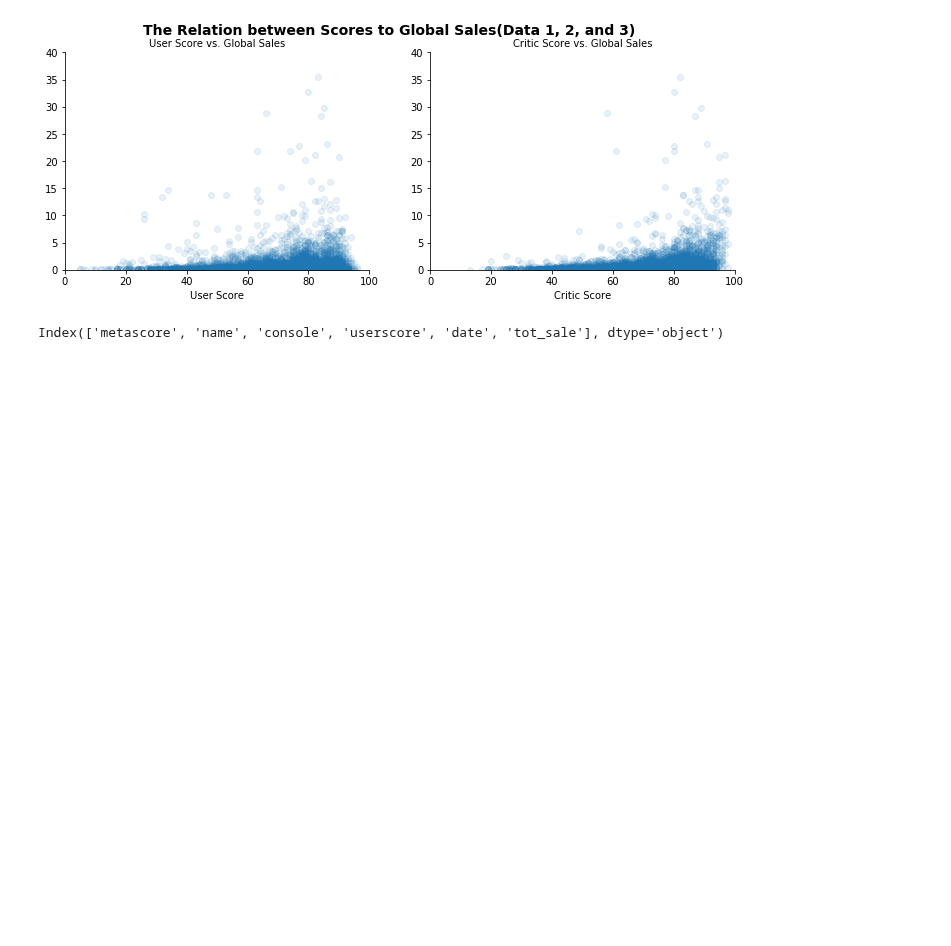
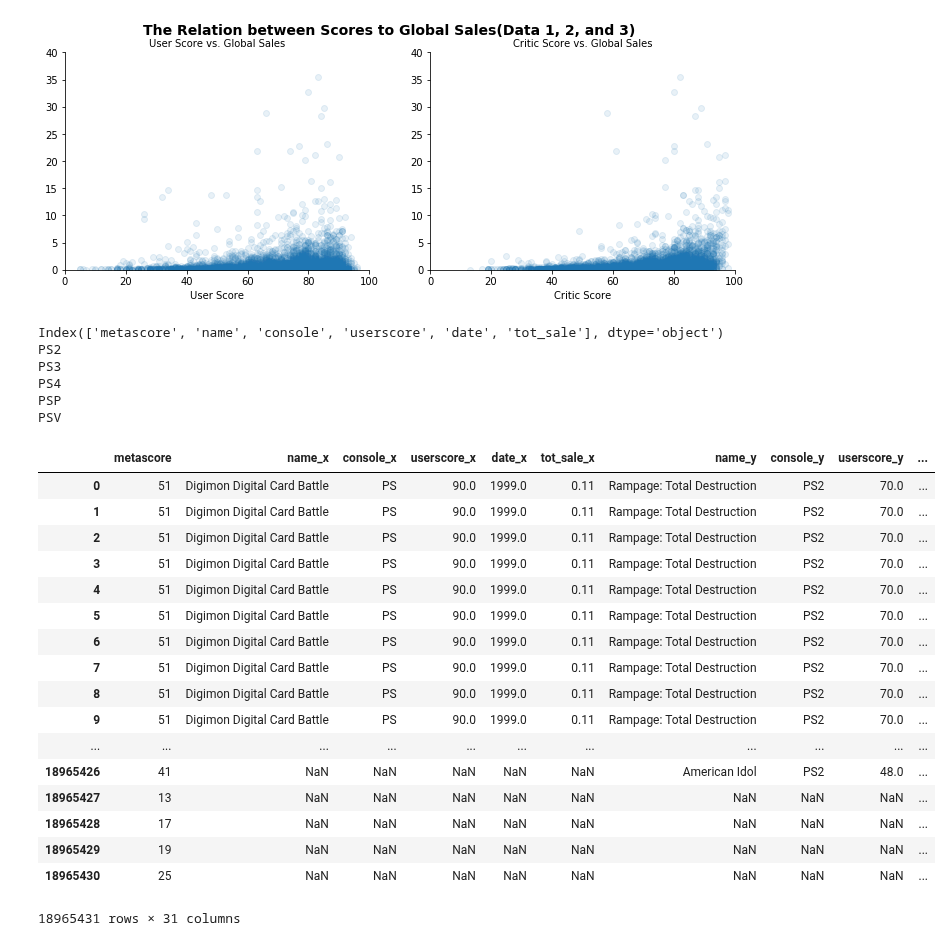
Before and after one commit to mell0611/data_science_project, a Jupyter notebook: dataset/Combo for data 1, 2, and 3.ipynb, the cells around one changed output. Saved outputs shown, nothing was run; the diff lists cells and outputs as text; code cells hidden in the pictures; blank space fills up the shorter version.

```diff
--- a/dataset/Combo for data 1, 2, and 3.ipynb
+++ b/dataset/Combo for data 1, 2, and 3.ipynb
@@ -114,6 +109,55 @@ console_div5 = ['DC','GBA','GC','PC']
 # %%
 final_comb = final_comb.reset_index()
-final_comb = final_comb.drop(['level_0','index'],axis = 1)
+drop_list = ['level_0','index']
+final_comb = final_comb.drop(drop_list,axis = 1)
-# %% [output]
-Index(['metascore', 'name', 'console', 'userscore', 'date', 'tot_sale'], dtype='object')
+# %%
+grouped = final_comb.groupby('console')
+# %%
+combo_div1 = ['PS','PS2','PS3','PS4','PSP','PSV']
+combo_div2 = ['3DS','DS']
+combo_div3 = ['Wii','WiiU']
+combo_div4 = ['X360','XB','XOne']
+combo_div5 = ['DC','GBA','GC','PC']
+console_div1 = grouped.get_group('PS')
+print(console_div1.columns)
+for i in ['PS2','PS3','PS4','PSP','PSV']:
+    print(i)
+    console_div1 = pd.merge(console_div1,grouped.get_group(i),on = 'metascore',how = 'outer', indicator = False)
+console_div2 = grouped.get_group('3DS')
+console_div2 = pd.merge(console_div2,grouped.get_group('DS'),on = 'metascore',how = 'outer', indicator = False)
+console_div3 = grouped.get_group('Wii')
+console_div3 = pd.merge(console_div3,grouped.get_group('WiiU'),on = 'metascore',how = 'outer', indicator = False)
+console_div4 = grouped.get_group('X360')
+console_div4 = pd.merge(console_div4,grouped.get_group('XB'),on = 'metascore',how = 'outer', indicator = False)
+console_div4 = pd.merge(console_div4,grouped.get_group('XOne'),on = 'metascore',how = 'outer', indicator = False)
+console_div5 = grouped.get_group('DC')
+console_div5 = pd.merge(console_div5,grouped.get_group('GBA'),on = 'metascore',how = 'outer', indicator = False)
+console_div5 = pd.merge(console_div5,grouped.get_group('GC'),on = 'metascore',how = 'outer', indicator = False)
+console_div5 = pd.merge(console_div5,grouped.get_group('PC'),on = 'metascore',how = 'outer', indicator = False)
+console_div1
+# %% [output]
+Index(['metascore', 'name', 'console', 'userscore', 'date', 'tot_sale'], dtype='object')
+PS2
+PS3
+PS4
+PSP
+PSV
+|  | metascore | name_x | console_x | userscore_x | date_x | tot_sale_x | name_y | console_y | userscore_y | ... |
+| 0 | 51 | Digimon Digital Card Battle | PS | 90.0 | 1999.0 | 0.11 | Rampage: Total Destruction | PS2 | 70.0 | ... |
+| 1 | 51 | Digimon Digital Card Battle | PS | 90.0 | 1999.0 | 0.11 | Rampage: Total Destruction | PS2 | 70.0 | ... |
+| 2 | 51 | Digimon Digital Card Battle | PS | 90.0 | 1999.0 | 0.11 | Rampage: Total Destruction | PS2 | 70.0 | ... |
+| 3 | 51 | Digimon Digital Card Battle | PS | 90.0 | 1999.0 | 0.11 | Rampage: Total Destruction | PS2 | 70.0 | ... |
+| 4 | 51 | Digimon Digital Card Battle | PS | 90.0 | 1999.0 | 0.11 | Rampage: Total Destruction | PS2 | 70.0 | ... |
+| 5 | 51 | Digimon Digital Card Battle | PS | 90.0 | 1999.0 | 0.11 | Rampage: Total Destruction | PS2 | 70.0 | ... |
+| 6 | 51 | Digimon Digital Card Battle | PS | 90.0 | 1999.0 | 0.11 | Rampage: Total Destruction | PS2 | 70.0 | ... |
+| 7 | 51 | Digimon Digital Card Battle | PS | 90.0 | 1999.0 | 0.11 | Rampage: Total Destruction | PS2 | 70.0 | ... |
+| 8 | 51 | Digimon Digital Card Battle | PS | 90.0 | 1999.0 | 0.11 | Rampage: Total Destruction | PS2 | 70.0 | ... |
+| 9 | 51 | Digimon Digital Card Battle | PS | 90.0 | 1999.0 | 0.11 | Rampage: Total Destruction | PS2 | 70.0 | ... |
+| ... | ... | ... | ... | ... | ... | ... | ... | ... | ... | ... |
+| 18965426 | 41 | NaN | NaN | NaN | NaN | NaN | American Idol | PS2 | 48.0 | ... |
+| 18965427 | 13 | NaN | NaN | NaN | NaN | NaN | NaN | NaN | NaN | ... |
+| 18965428 | 17 | NaN | NaN | NaN | NaN | NaN | NaN | NaN | NaN | ... |
+| 18965429 | 19 | NaN | NaN | NaN | NaN | NaN | NaN | NaN | NaN | ... |
+| 18965430 | 25 | NaN | NaN | NaN | NaN | NaN | NaN | NaN | NaN | ... |
+18965431 rows × 31 columns
 # %%
```
Also changed, not shown: parts of 4 cells of this notebook.
